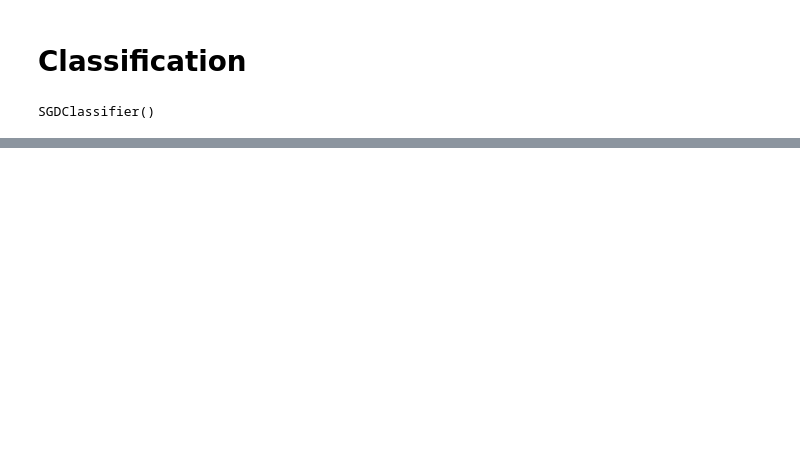
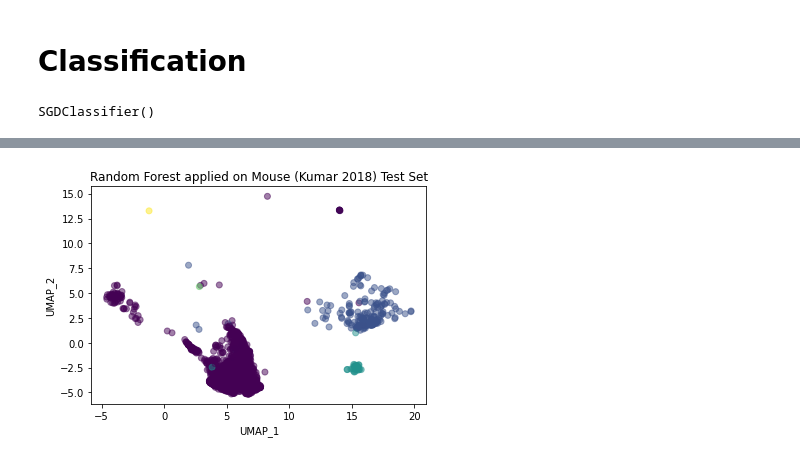
Before and after one commit to WebValley2020ReImagined/final-presentation, a Jupyter notebook: kumar_mouse/Mouse_Francesco.ipynb, the cells around one changed output, grey strips where cells are left out. Cells and saved outputs as stored; diff of their text form; code cells hidden in the pictures; blank space fills up the shorter version.

Commit message:
Added Random Forest

```diff
--- a/kumar_mouse/Mouse_Francesco.ipynb
+++ b/kumar_mouse/Mouse_Francesco.ipynb
@@ -101,0 +106,15 @@ plt.title("UMAP applied on Mouse (Kumar 2018) Test Set");
+# %%
+classifier = RandomForestClassifier().fit(training, clustering.labels_)
+# %%
+labels = classifier.predict(test)
+plt.scatter(
+    test_trans[:, 0],
+    test_trans[:, 1],
+    alpha=.5,
+    c=labels
+)
+plt.xlabel("UMAP_1")
+plt.ylabel("UMAP_2")
+plt.title("Random Forest applied on Mouse (Kumar 2018) Test Set");
+# %% [output]
+[figure, added]
```
Also changed, not shown: parts of 8 cells of this notebook.
